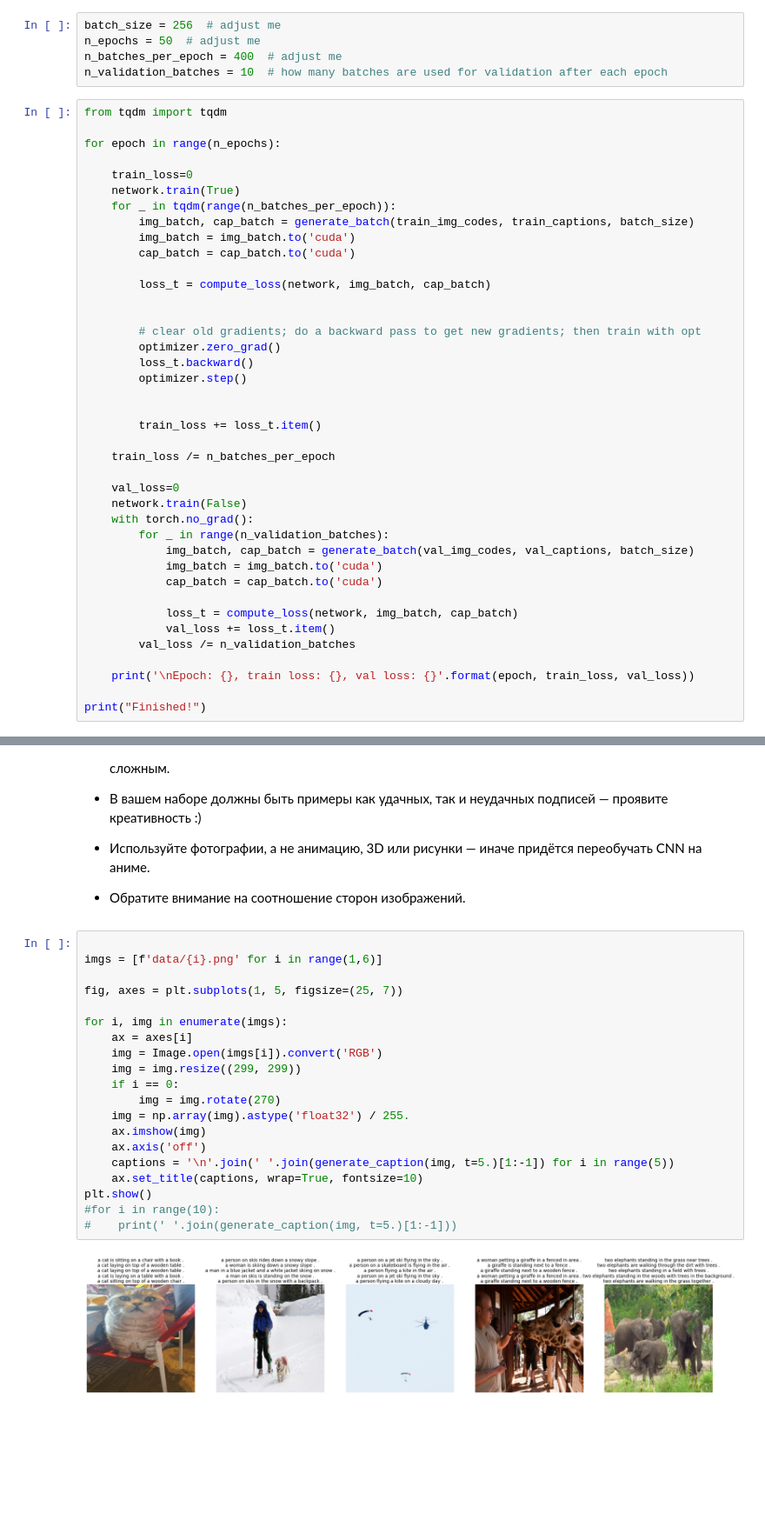
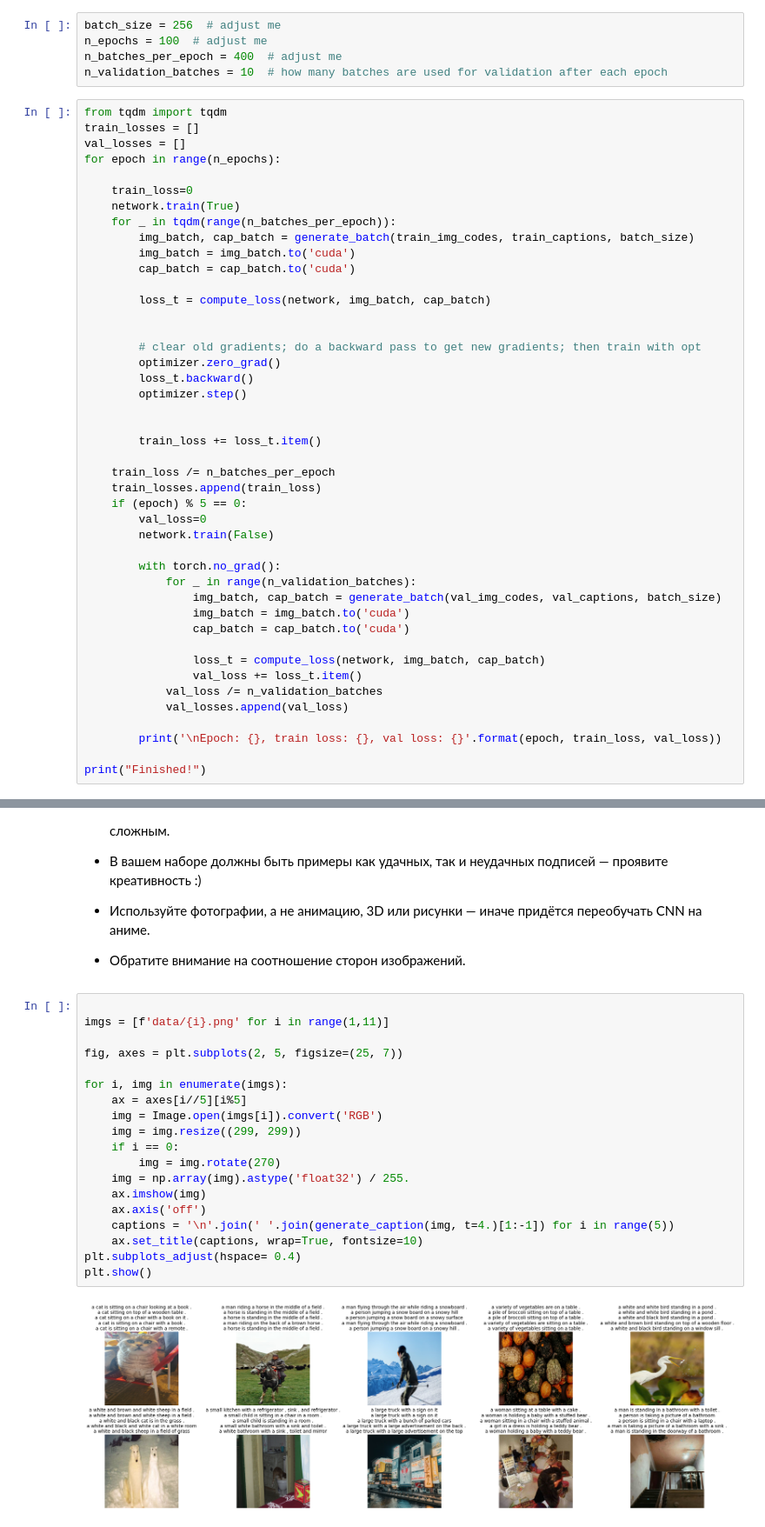
Before and after one commit to platiumgold/neural-networks, a Jupyter notebook: hw8/homework8_image_captioning.ipynb, the cells around one changed output, grey strips where cells are left out. Shown at 87% size. Cells and saved outputs as stored; diff of their text form; blank space fills up the shorter version.

```diff
--- a/hw8/homework8_image_captioning.ipynb
+++ b/hw8/homework8_image_captioning.ipynb
@@ -296,12 +296,13 @@ generate_batch(img_codes,captions,3)
 или масштабировать по длине при суммировании. Разумные подписи начинают появляться при лоссе 2.8–3.0.
 # %%
 batch_size = 256  # adjust me
-n_epochs = 50  # adjust me
+n_epochs = 100  # adjust me
 n_batches_per_epoch = 400  # adjust me
 n_validation_batches = 10  # how many batches are used for validation after each epoch
 # %%
 from tqdm import tqdm
-
+train_losses = []
+val_losses = []
 for epoch in range(n_epochs):
 
     train_loss=0
@@ -323,19 +324,22 @@ for epoch in range(n_epochs):
         train_loss += loss_t.item()
 
     train_loss /= n_batches_per_epoch
+    train_losses.append(train_loss)
+    if (epoch) % 5 == 0:
+        val_loss=0
+        network.train(False)
 
-    val_loss=0
-    network.train(False)
-    with torch.no_grad():
-        for _ in range(n_validation_batches):
-            img_batch, cap_batch = generate_batch(val_img_codes, val_captions, batch_size)
-            img_batch = img_batch.to('cuda')
-            cap_batch = cap_batch.to('cuda')
+        with torch.no_grad():
+            for _ in range(n_validation_batches):
+                img_batch, cap_batch = generate_batch(val_img_codes, val_captions, batch_size)
+                img_batch = img_batch.to('cuda')
+                cap_batch = cap_batch.to('cuda')
 
-            loss_t = compute_loss(network, img_batch, cap_batch)
-            val_loss += loss_t.item()
-        val_loss /= n_validation_batches
+                loss_t = compute_loss(network, img_batch, cap_batch)
+                val_loss += loss_t.item()
+            val_loss /= n_validation_batches
+            val_losses.append(val_loss)
 
-    print('\nEpoch: {}, train loss: {}, val loss: {}'.format(epoch, train_loss, val_loss))
+        print('\nEpoch: {}, train loss: {}, val loss: {}'.format(epoch, train_loss, val_loss))
 
 print("Finished!")
@@ -454,23 +460,22 @@ a cat is sitting on a blanket on a chair .
 * Обратите внимание на соотношение сторон изображений.
 # %%
 
-imgs = [f'data/{i}.png' for i in range(1,6)]
+imgs = [f'data/{i}.png' for i in range(1,11)]
 
-fig, axes = plt.subplots(1, 5, figsize=(25, 7))
+fig, axes = plt.subplots(2, 5, figsize=(25, 7))
 
 for i, img in enumerate(imgs):
-    ax = axes[i]
+    ax = axes[i//5][i%5]
     img = Image.open(imgs[i]).convert('RGB')
     img = img.resize((299, 299))
     if i == 0:
         img = img.rotate(270)
     img = np.array(img).astype('float32') / 255.
     ax.imshow(img)
     ax.axis('off')
-    captions = '\n'.join(' '.join(generate_caption(img, t=5.)[1:-1]) for i in range(5))
+    captions = '\n'.join(' '.join(generate_caption(img, t=4.)[1:-1]) for i in range(5))
     ax.set_title(captions, wrap=True, fontsize=10)
+plt.subplots_adjust(hspace= 0.4)
 plt.show()
-#for i in range(10):
-#    print(' '.join(generate_caption(img, t=5.)[1:-1]))
 # %% [output]
-[figure, old version]
+[figure, new version]
```
Also changed, not shown: parts of 2 cells of this notebook.
